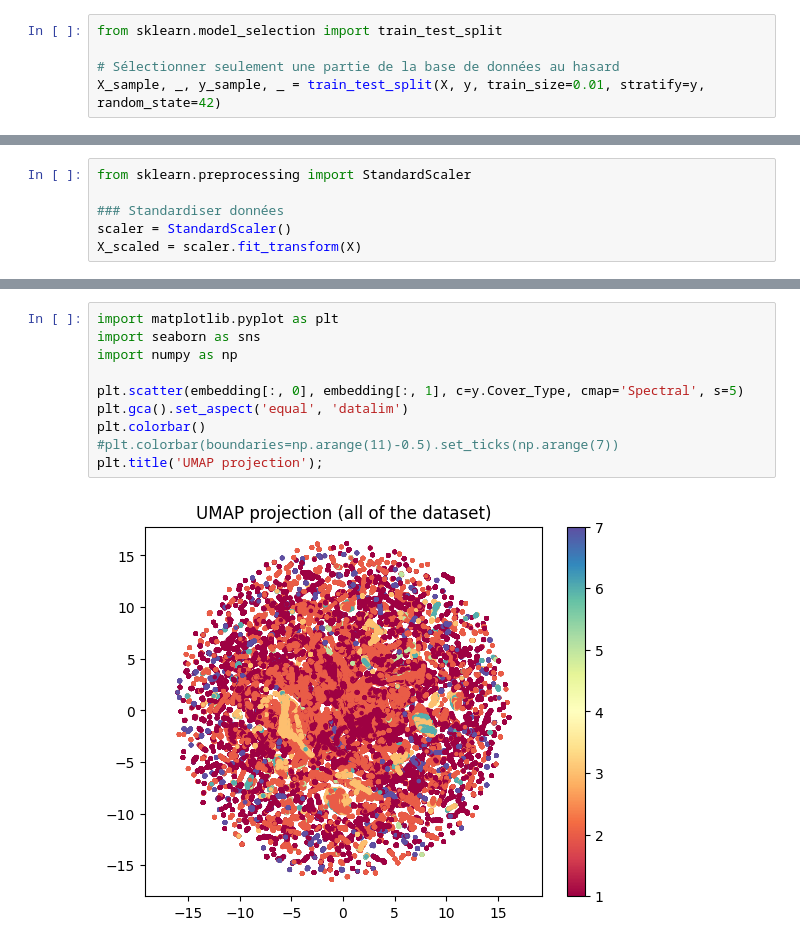
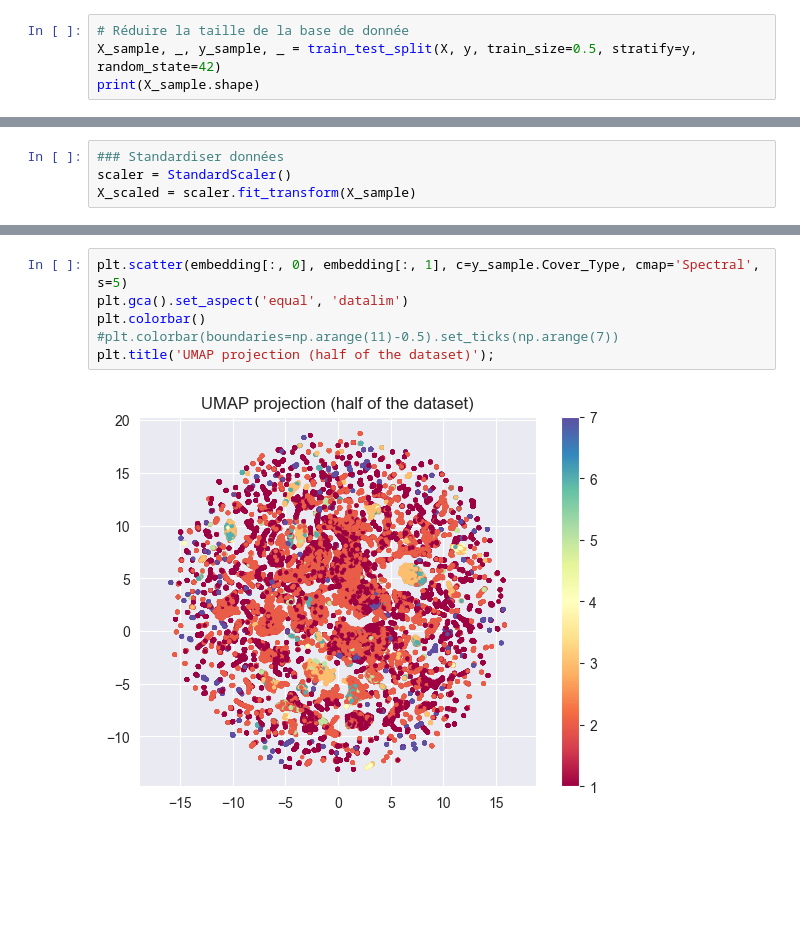
Before and after one commit to Hel88/TP2-Apprentissage_automatique, a Jupyter notebook: src/visualisation-UMAP.ipynb, the cells around one changed output, grey strips where cells are left out. Cells and saved outputs as stored; diff of their text form; blank space fills up the shorter version.

Commit message:
Update readme + classeur jupyter fonctionnel pour umap

```diff
--- a/src/visualisation-UMAP.ipynb
+++ b/src/visualisation-UMAP.ipynb
@@ -35,7 +38,6 @@ Cover_Type
 4      2747
 Name: count, dtype: int64
 # %%
-from sklearn.model_selection import train_test_split
-
-# Sélectionner seulement une partie de la base de données au hasard
-X_sample, _, y_sample, _ = train_test_split(X, y, train_size=0.01, stratify=y, random_state=42)
+# Réduire la taille de la base de donnée
+X_sample, _, y_sample, _ = train_test_split(X, y, train_size=0.5, stratify=y, random_state=42)
+print(X_sample.shape)
@@ -46,8 +46,6 @@ print(X_sample.shape)
 # %%
-from sklearn.preprocessing import StandardScaler
-
 ### Standardiser données
 scaler = StandardScaler()
-X_scaled = scaler.fit_transform(X)
+X_scaled = scaler.fit_transform(X_sample)
 # %%
 ### Algorithme UMAP
@@ -73,12 +61,8 @@ KeyboardInterrupt:
 # %%
-import matplotlib.pyplot as plt
-import seaborn as sns
-import numpy as np
-
-plt.scatter(embedding[:, 0], embedding[:, 1], c=y.Cover_Type, cmap='Spectral', s=5)
+plt.scatter(embedding[:, 0], embedding[:, 1], c=y_sample.Cover_Type, cmap='Spectral', s=5)
 plt.gca().set_aspect('equal', 'datalim')
 plt.colorbar()
 #plt.colorbar(boundaries=np.arange(11)-0.5).set_ticks(np.arange(7))
-plt.title('UMAP projection');
+plt.title('UMAP projection (half of the dataset)');
 # %% [output]
-[figure, old version]
+[figure, new version]
```
Also changed, not shown: parts of 7 cells of this notebook, 1 other file.
